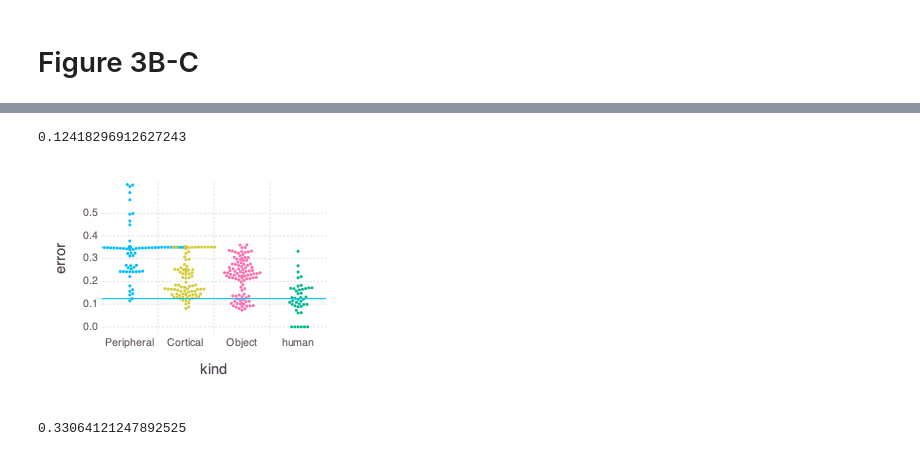
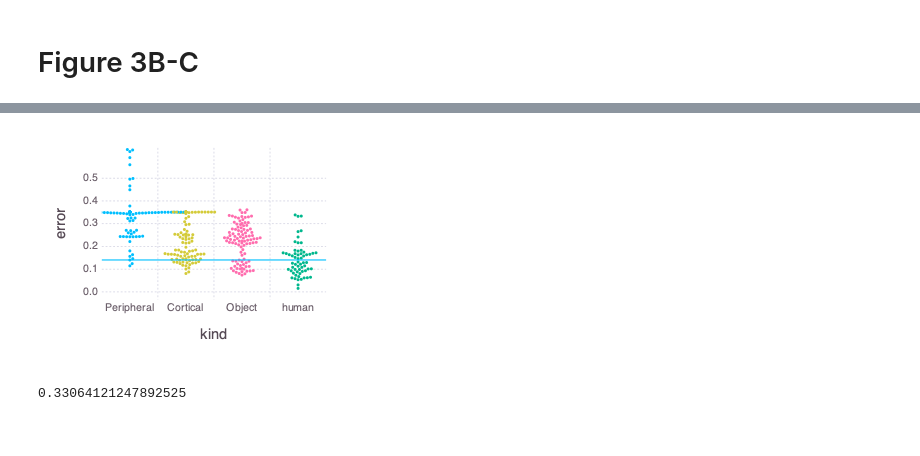
Before and after one commit to haberdashPI/bistable, a Jupyter notebook: notebooks/Figures 2-4.ipynb, the cells around one changed output, grey strips where cells are left out. Cells and saved outputs as stored; diff of their text form; code cells hidden in the pictures.

```diff
--- a/notebooks/Figures 2-4.ipynb
+++ b/notebooks/Figures 2-4.ipynb
@@ -162,17 +162,15 @@ head(dfplot_ind)
 hstr,hlen = human_error_by_sid();
 dfstr_ind = vcat(DataFrame(kind=dfplot_ind.level,error=dfplot_ind.stream_error),DataFrame(kind="human",error=hstr.x1));
 dflen_ind = vcat(DataFrame(kind=dfplot_ind.level,error=dfplot_ind.length_error),DataFrame(kind="human",error=hlen.x1));
-# %%
-mean(hstr.x1)
-# %% [output]
-0.12418296912627243
+# %%
+dfstr_ind = @linq dfstr_ind |> where(.!ismissing.(:error));
 # %%
-strplot = plot(dfstr_ind,y=:error,x=:kind,color=:kind,intercept=[mean(hstr.x1)],slope=[0],Geom.abline,Geom.beeswarm(padding=0.05mm),
-    Coord.cartesian(ymax=0.6,ymin=0.0),Theme(key_position=:none,point_size=0.4mm))
+strplot = plot(dfstr_ind,y=:error,x=:kind,color=:kind,intercept=[mean(skipmissing(hstr.x1))],slope=[0],Geom.abline,Geom.beeswarm(padding=0.05mm),
+    Coord.cartesian(ymax=0.6,ymin=0.0),Theme(key_position=:none,point_size=0.4mm),Guide.xticks(orientation=:horizontal))
 draw(PNG(3.2inch,2.5inch),strplot)
-draw(PDF(joinpath(plotdir,"fig3C.pdf"),3.2inch,2.5inch),strplot)
+draw(PDF(joinpath(plotdir,"fig3B.pdf"),3.2inch,2inch),strplot)
 # %% [output]
-[figure, old version]
+[figure, new version]
 # %%
 mean(hlen.x1)
 # %% [output]
```
Also changed, not shown: parts of 14 cells of this notebook, 9 other files.
